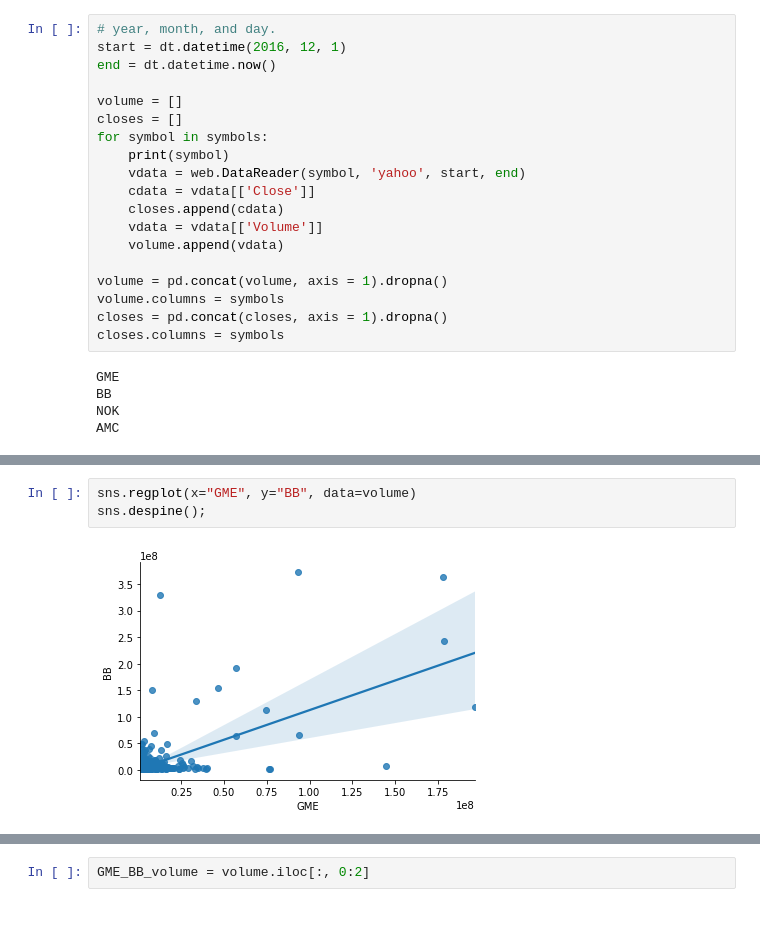
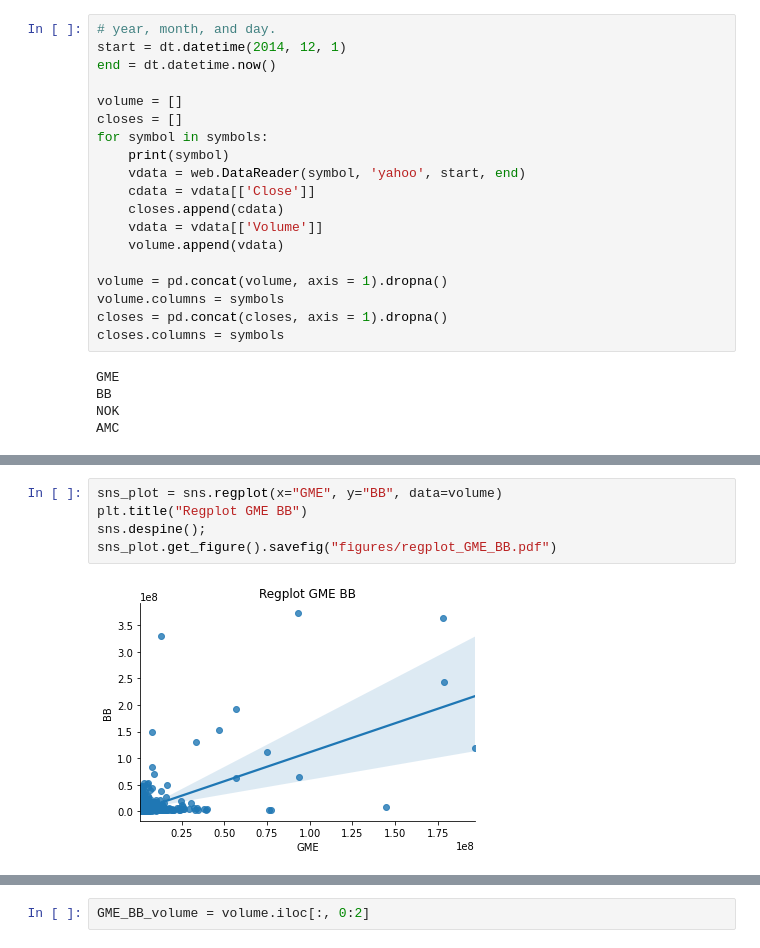
Before and after one commit to daviduster/anomalies-detection-earthquake, a Jupyter notebook: code/anomalies-detection.ipynb, the cells around one changed output, grey strips where cells are left out. Drawn from its saved outputs; the diff is of its cells as text; blank space fills up the shorter version.

```diff
--- a/code/anomalies-detection.ipynb
+++ b/code/anomalies-detection.ipynb
@@ -17,7 +17,7 @@ import time
 symbols = ['GME', 'BB', 'NOK', 'AMC']
 # %%
 # year, month, and day.
-start = dt.datetime(2016, 12, 1)
+start = dt.datetime(2014, 12, 1)
 end = dt.datetime.now()
 
 volume = []
@@ -88,6 +101,8 @@ sns.despine()
 # %%
-sns.regplot(x="GME", y="BB", data=volume)
+sns_plot = sns.regplot(x="GME", y="BB", data=volume)
+plt.title("Regplot GME BB")
 sns.despine();
+sns_plot.get_figure().savefig("figures/regplot_GME_BB.pdf")
 # %% [output]
-[figure, old version]
+[figure, new version]
 # %%
```
Also changed, not shown: parts of 26 cells of this notebook, 18 other files.
